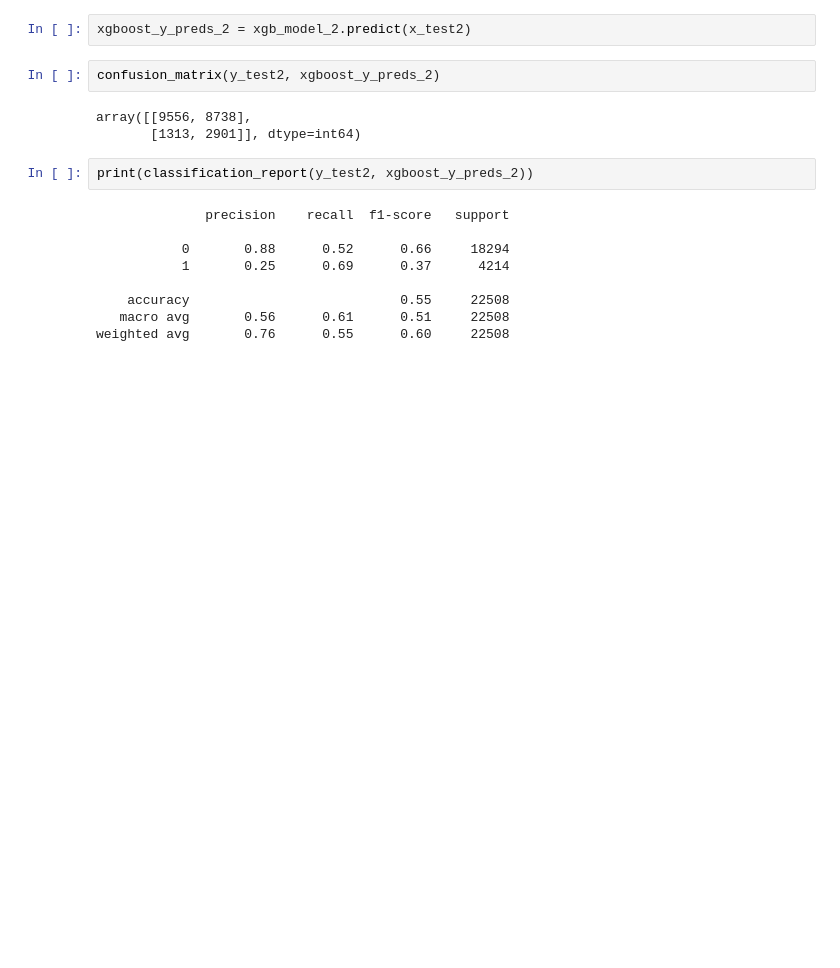
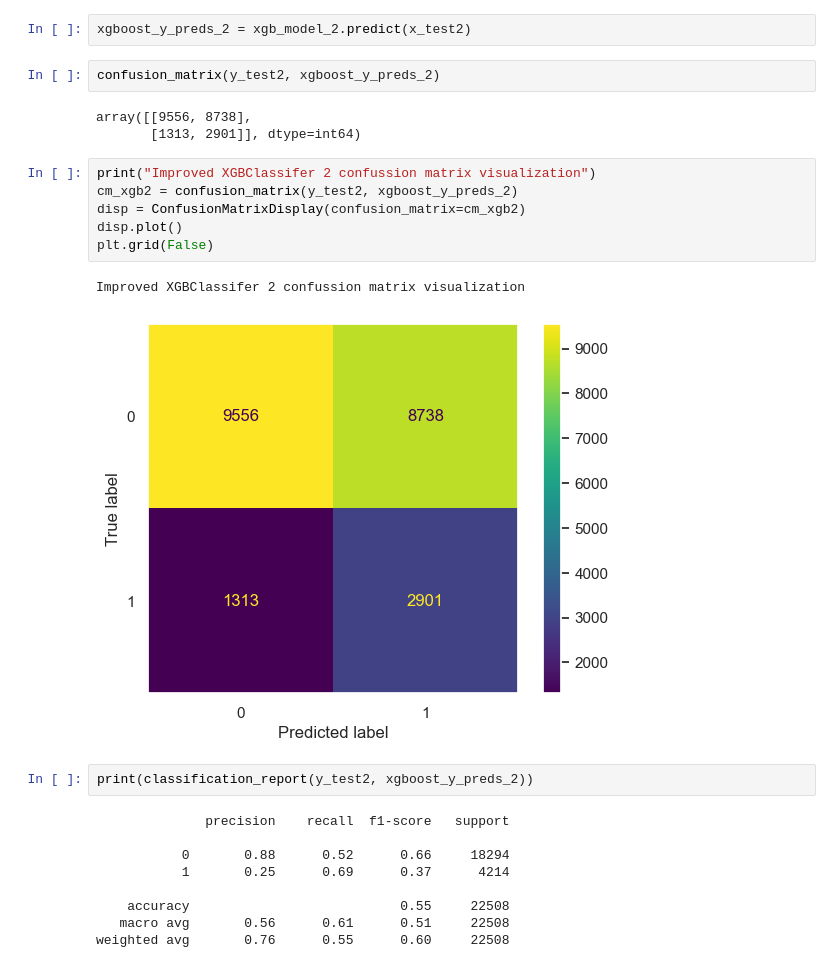
Before and after one commit to Diego-Hiriart/challenge_MLE-Diego-Hiriart, a Jupyter notebook: challenge/exploration.ipynb, the cells around one changed output. Drawn from its saved outputs; the diff is of its cells as text; blank space fills up the shorter version.

```diff
--- a/challenge/exploration.ipynb
+++ b/challenge/exploration.ipynb
@@ -492,6 +508,15 @@ confusion_matrix(y_test2, xgboost_y_preds_2)
 # %% [output]
 array([[9556, 8738],
        [1313, 2901]], dtype=int64)
+# %%
+print("Improved XGBClassifer 2 confussion matrix visualization")
+cm_xgb2 = confusion_matrix(y_test2, xgboost_y_preds_2)
+disp = ConfusionMatrixDisplay(confusion_matrix=cm_xgb2)
+disp.plot()
+plt.grid(False)
+# %% [output]
+Improved XGBClassifer 2 confussion matrix visualization
+[figure, added]
 # %%
 print(classification_report(y_test2, xgboost_y_preds_2))
 # %% [output]
```
Also changed, not shown: parts of 7 cells of this notebook, 3 other files.
